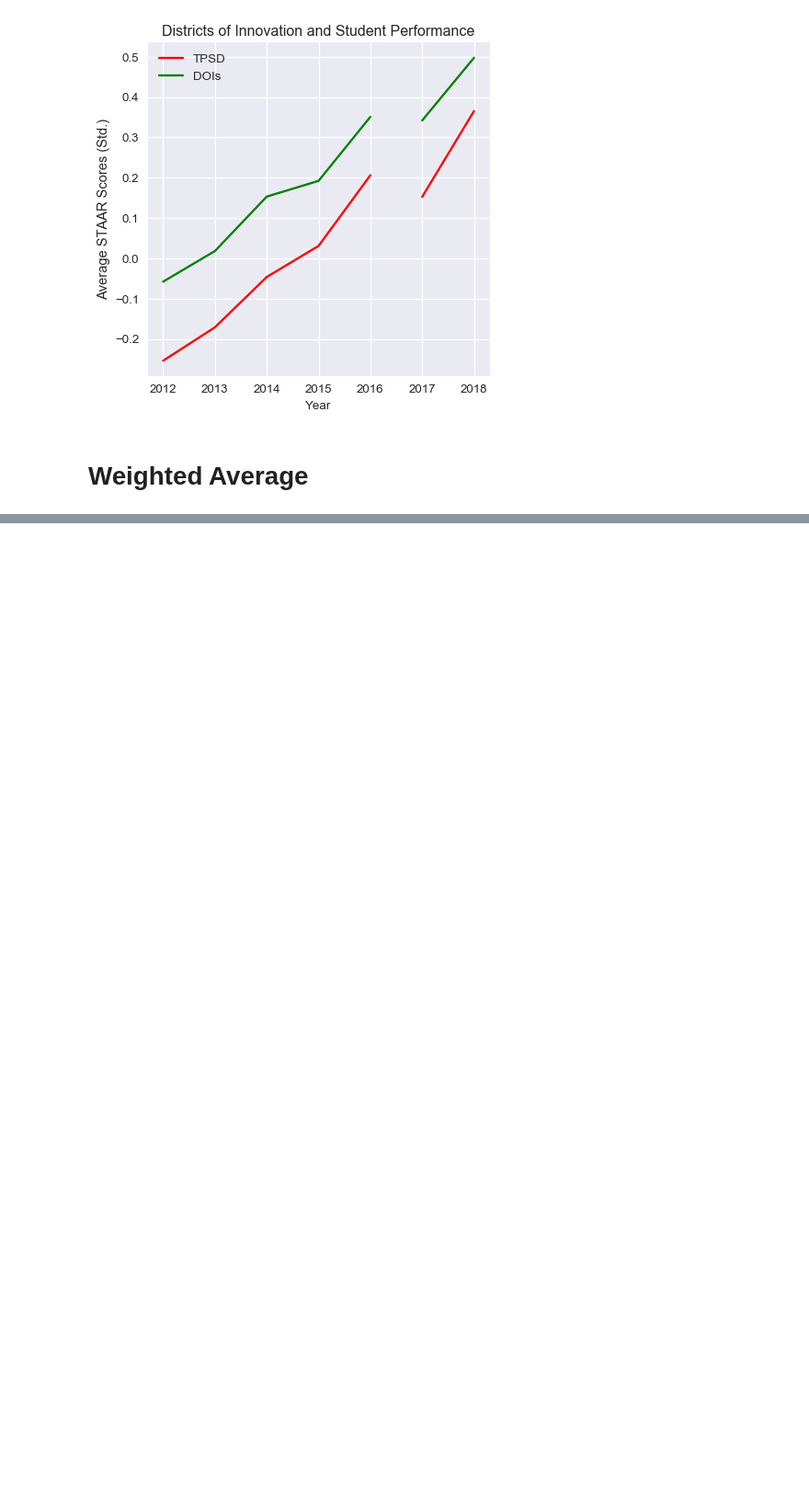
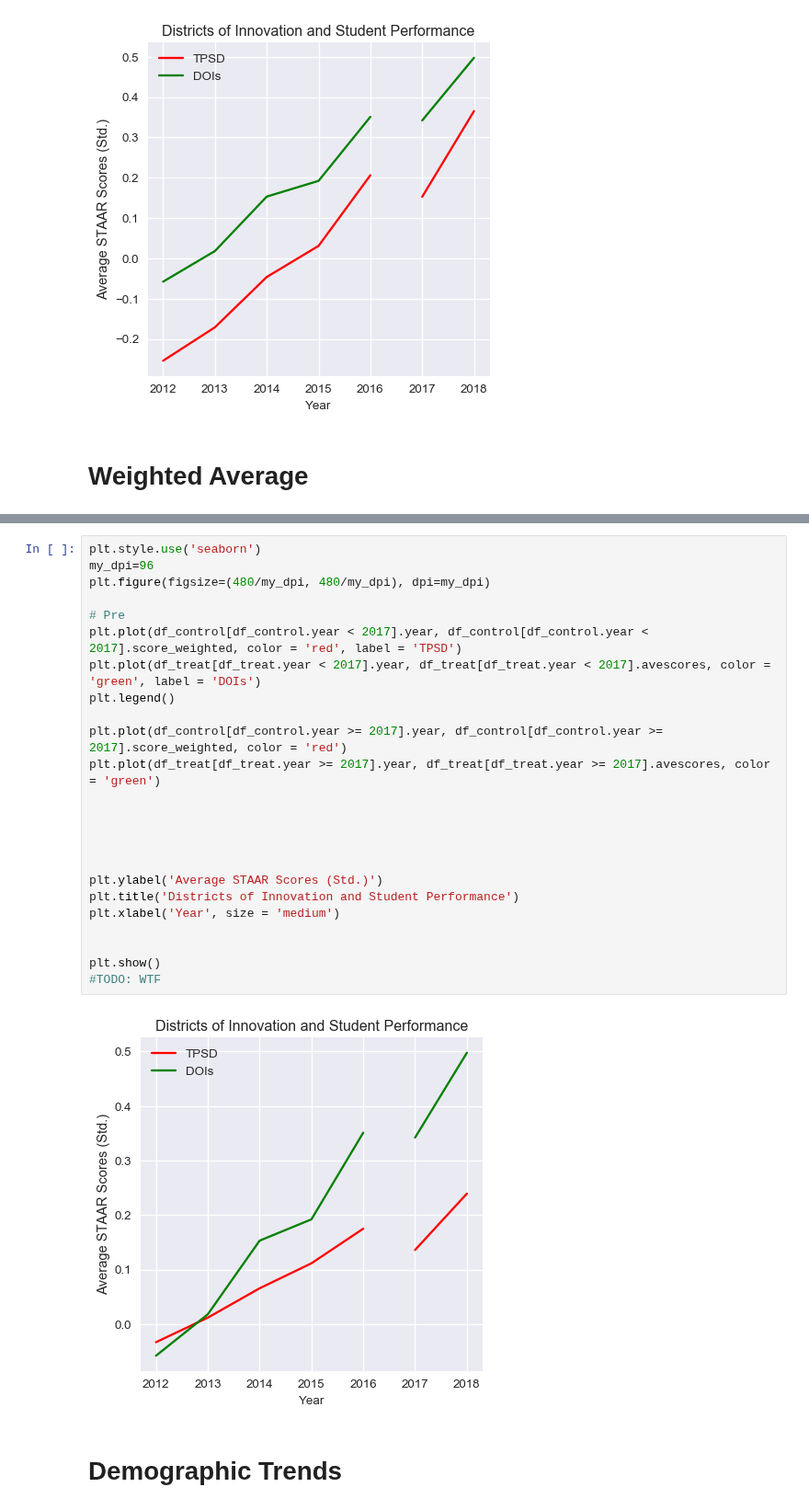
Before and after one commit to KylieLAnglin/dofis, a Jupyter notebook: analysis/causal/graphs_trends.ipynb, the cells around one changed output, grey strips where cells are left out. Shown at 92% size. Cells and saved outputs as stored; diff of their text form; blank space fills up the shorter version.

```diff
--- a/analysis/causal/graphs_trends.ipynb
+++ b/analysis/causal/graphs_trends.ipynb
@@ -168 +169,29 @@ df_control
+# %%
+plt.style.use('seaborn')
+my_dpi=96
+plt.figure(figsize=(480/my_dpi, 480/my_dpi), dpi=my_dpi)
+
+# Pre
+plt.plot(df_control[df_control.year < 2017].year, df_control[df_control.year < 2017].score_weighted, color = 'red', label = 'TPSD')
+plt.plot(df_treat[df_treat.year < 2017].year, df_treat[df_treat.year < 2017].avescores, color = 'green', label = 'DOIs')
+plt.legend()
+
+plt.plot(df_control[df_control.year >= 2017].year, df_control[df_control.year >= 2017].score_weighted, color = 'red')
+plt.plot(df_treat[df_treat.year >= 2017].year, df_treat[df_treat.year >= 2017].avescores, color = 'green')
+
+
+
+
+
+plt.ylabel('Average STAAR Scores (Std.)')
+plt.title('Districts of Innovation and Student Performance')
+plt.xlabel('Year', size = 'medium')
+
+
+plt.show()
+#TODO: WTF
+# %% [output]
+[figure, added]
+# %% [markdown]
+# Demographic Trends
 # %%
```
Also changed, not shown: parts of 9 cells of this notebook.
